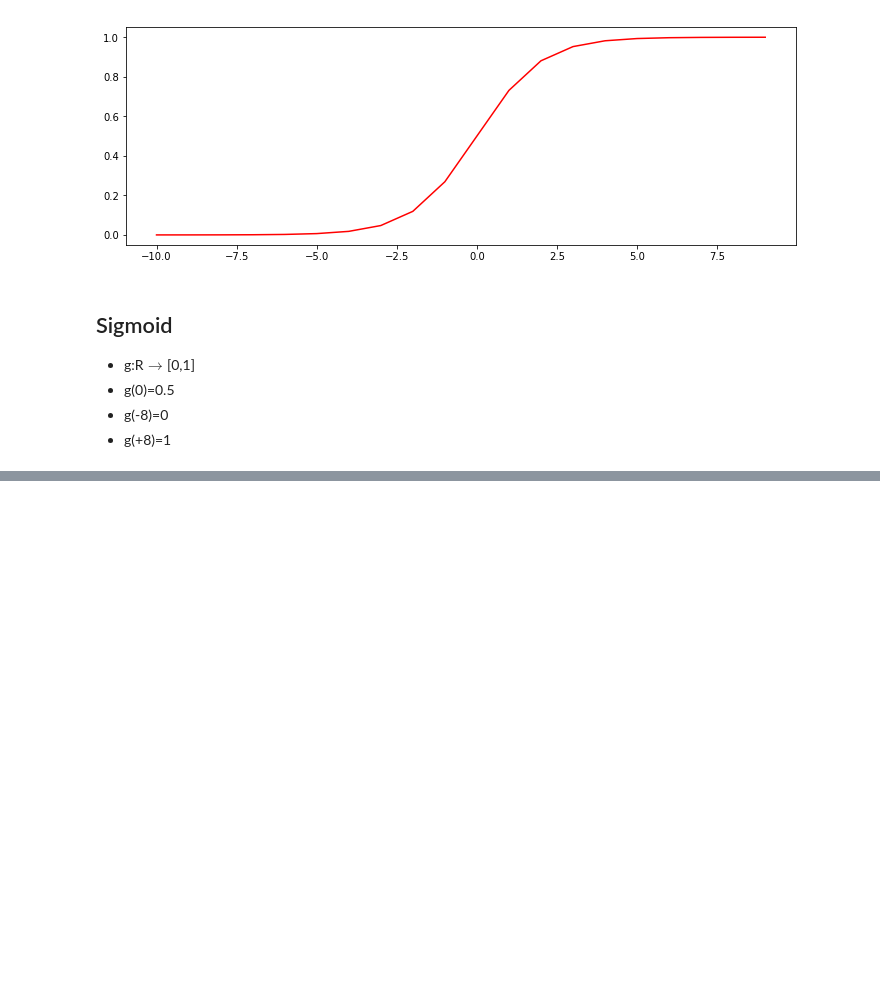
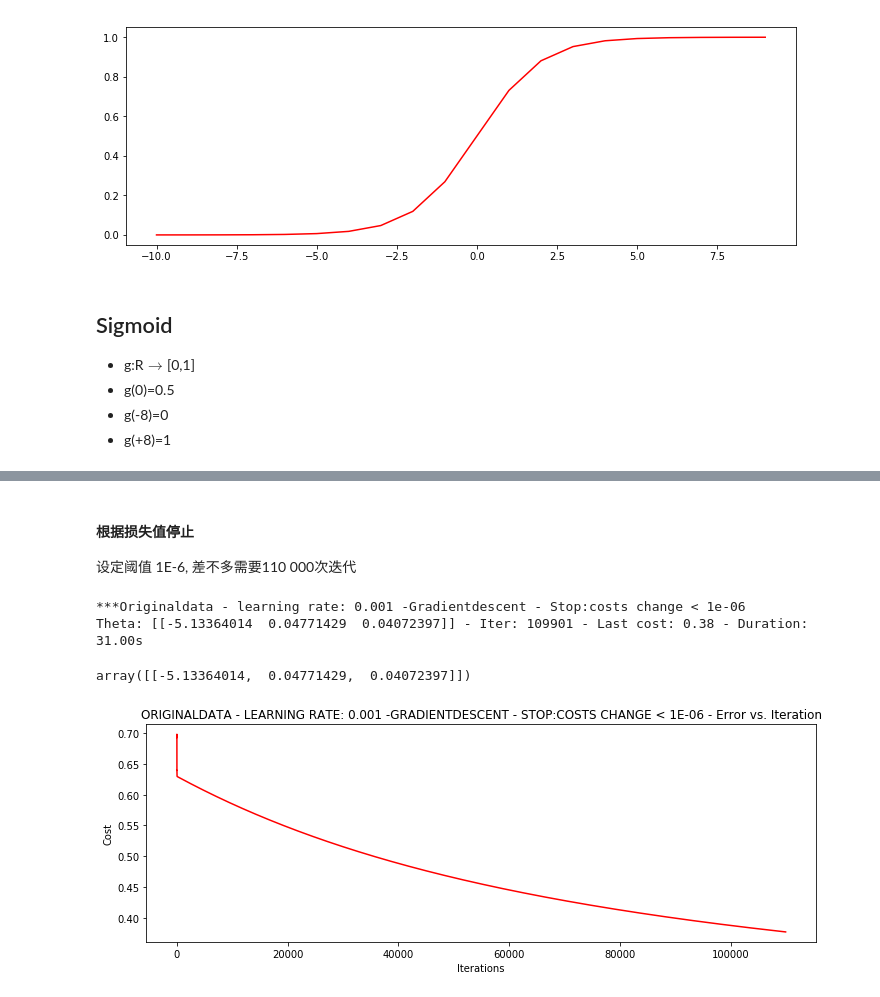
Before and after one commit to September-Joker/data_analysis, a Jupyter notebook: python数据分析与机器学习/Python实现逻辑回归与梯度下降策略/梯度下降求解逻辑回归test.ipynb, the cells around one changed output, grey strips where cells are left out. Cells and saved outputs as stored; diff of their text form; code cells hidden in the pictures; blank space fills up the shorter version.

```diff
--- a/python数据分析与机器学习/Python实现逻辑回归与梯度下降策略/梯度下降求解逻辑回归test.ipynb
+++ b/python数据分析与机器学习/Python实现逻辑回归与梯度下降策略/梯度下降求解逻辑回归test.ipynb
@@ -98,0 +273,11 @@ def model(X,theta):
+# %% [markdown]
+#### 根据损失值停止
+
+设定阈值 1E-6, 差不多需要110 000次迭代
+# %%
+runExpe(orig_data, theta, n ,STOP_COST, thresh=0.000001, alpha=0.001)
+# %% [output]
+***Originaldata - learning rate: 0.001 -Gradientdescent - Stop:costs change < 1e-06
+Theta: [[-5.13364014  0.04771429  0.04072397]] - Iter: 109901 - Last cost: 0.38 - Duration: 31.00s
+array([[-5.13364014,  0.04771429,  0.04072397]])
+[figure, added]
```
Also changed, not shown: parts of 32 cells of this notebook, 1 other file.
